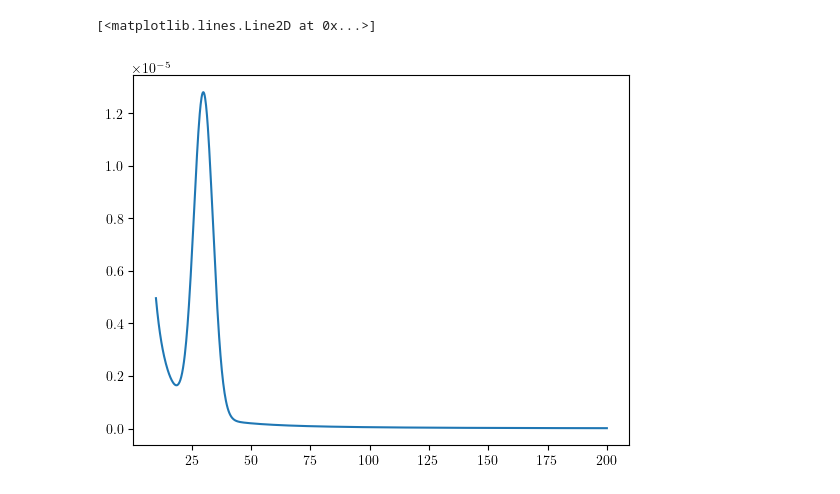
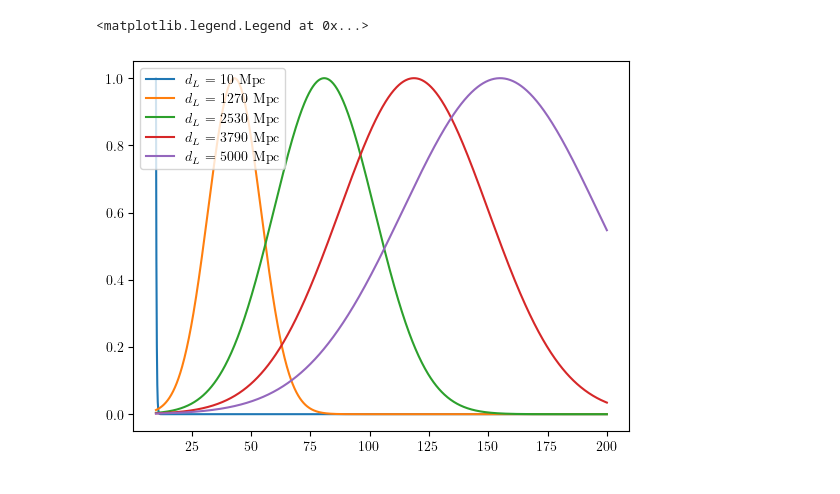
Before and after one commit to thomasckng/population_analysis, a Jupyter notebook: H0_test/plot_distributions.ipynb, the cells around one changed output. Saved outputs shown, nothing was run; the diff lists cells and outputs as text; code cells hidden in the pictures.

```diff
--- a/H0_test/plot_distributions.ipynb
+++ b/H0_test/plot_distributions.ipynb
@@ -47,9 +44,9 @@ plt.plot(m, np.einsum("ij, j -> ij", evolving_gaussian(m, dL), gaussian(dL))[:,5
-# %%
-# plt.plot(m, np.einsum("ij, j -> ij", PLpeak(m), DLsq(dL))[:,0])
-# plt.plot(m, np.einsum("ij, j -> ij", PLpeak(m), DLsq(dL))[:,25])
-plt.plot(m, np.einsum("ij, j -> ij", PLpeak(m), DLsq(dL))[:,50])
-# plt.plot(m, np.einsum("ij, j -> ij", PLpeak(m), DLsq(dL))[:,75])
-# plt.plot(m, np.einsum("ij, j -> ij", PLpeak(m), DLsq(dL))[:,99])
-# %% [output]
-[<matplotlib.lines.Line2D at 0x...>]
-[figure, removed]
+# %%
+for i in [0,25,50,75,99]:
+    prop = np.einsum("ij, j -> ij", evolving_gaussian(m, dL), gaussian(dL))[:,i]
+    y = prop/np.max(prop)
+    plt.plot(m, y, label = "$d_L$ = "+str(f'{dL[i]:.0f}')+" Mpc")
+plt.legend()
+# %% [output]
+<matplotlib.legend.Legend at 0x...>
+[figure, added]
```
Also changed, not shown: parts of 3 cells of this notebook.
